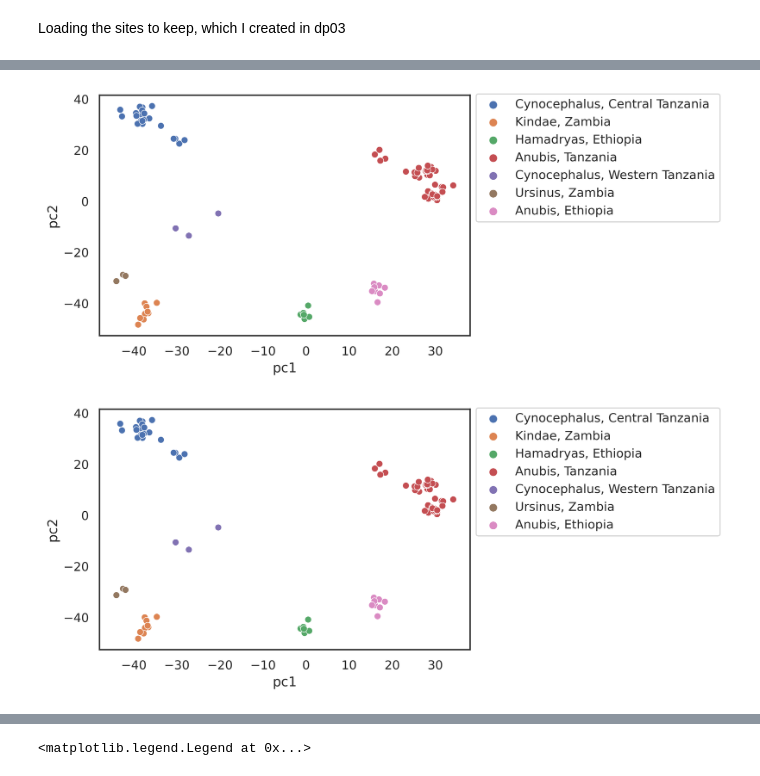
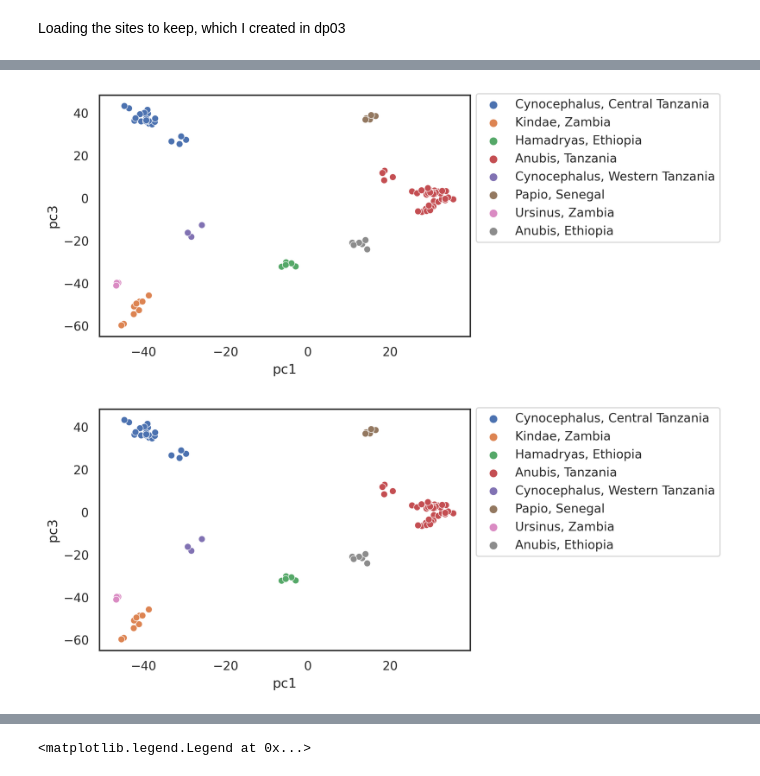
Before and after one commit to erikfogh/baboon_analysis, a Jupyter notebook: notebooks/pca01_x_chromosomes.ipynb, the cells around one changed output, grey strips where cells are left out. Saved outputs shown, nothing was run; the diff lists cells and outputs as text; code cells hidden in the pictures.

```diff
--- a/notebooks/pca01_x_chromosomes.ipynb
+++ b/notebooks/pca01_x_chromosomes.ipynb
@@ -134,7 +134,6 @@ gt_masked_sites = gt.take(masked_sites, axis=0)
 # %%
 IDs = meta_data_samples.loc[(meta_data_samples.x_missing <= 0.015)
                              & (meta_data_samples.Sex == "F")
-                             & (meta_data_samples.C_origin != "Anubis, Kenya")
-                             & (meta_data_samples.C_origin != "Papio, Senegal")].callset_index.values
+                             & (meta_data_samples.C_origin != "Anubis, Kenya")].callset_index.values
 pca_df = pruning_and_pca(gt_masked_sites, IDs, 3000000, 500, 2)
 # %% [output]
@@ -145,10 +144,10 @@ iteration 2 retaining 8622 removing 75034 variants
 # %%
 plt.close()
-scatter_sns = sns.scatterplot(data = pca_df, x="pc1", y="pc2", hue="C_origin")
+scatter_sns = sns.scatterplot(data = pca_df, x="pc1", y="pc3", hue="C_origin")
 fig_females = scatter_sns.get_figure()
 scatter_sns.legend(bbox_to_anchor=(1., 1.03, 0., 0))
-fig_females.savefig("../results/pca_x_females", bbox_inches='tight')
+fig_females.savefig("../results/pca_x_females", bbox_inches='tight', transparent=True)
 fig_females
 # %% [output]
-[figure, old version]
+[figure, new version]
-[figure, old version]
+[figure, new version]
```
Also changed, not shown: parts of 2 cells of this notebook, 12 other files.
